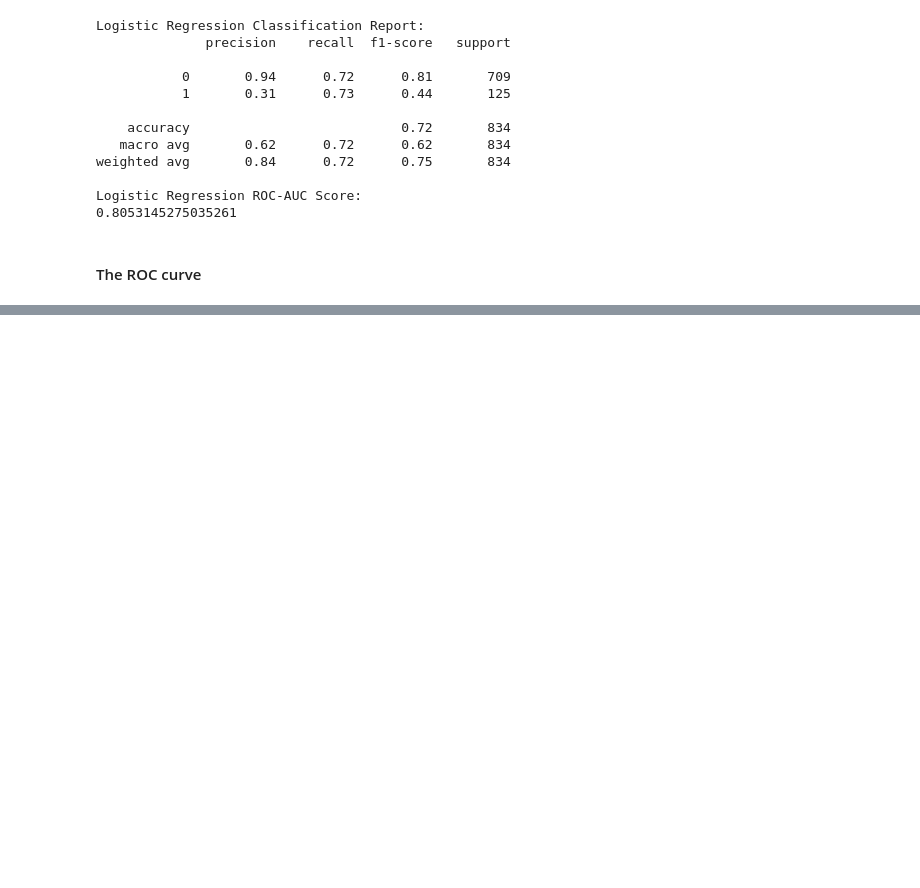
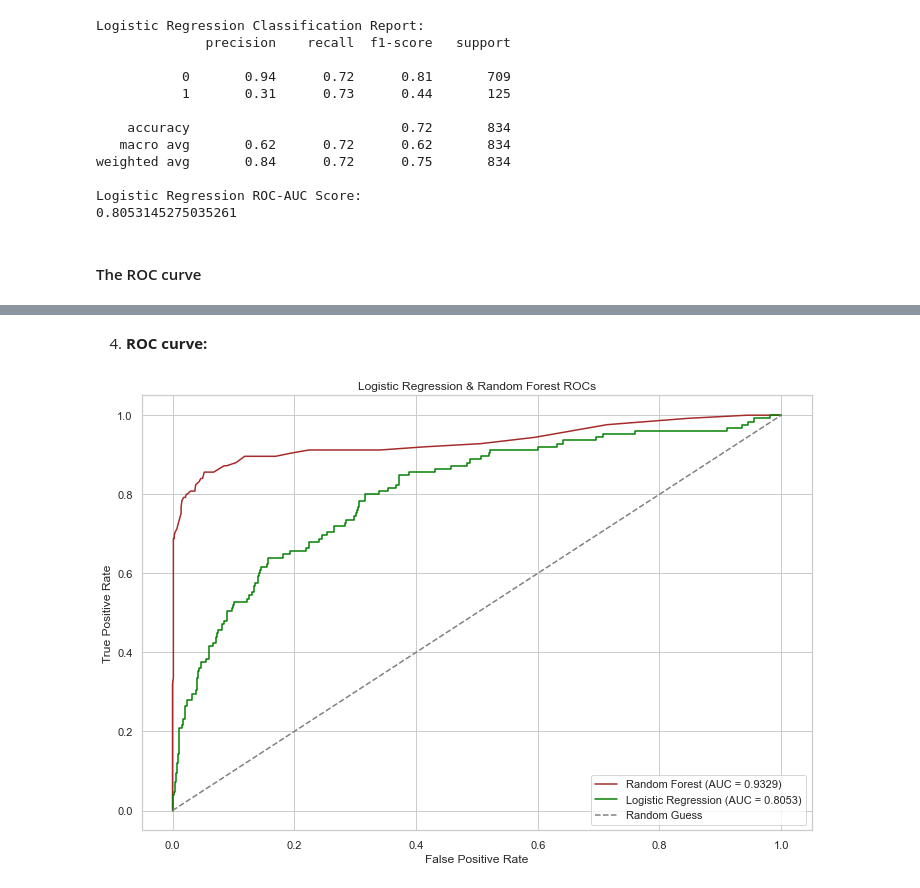
Before and after one commit to Nelaten/phase3_project, a Jupyter notebook: phase3_project.ipynb, the cells around one changed output, grey strips where cells are left out. Saved outputs shown, nothing was run; the diff lists cells and outputs as text; code cells hidden in the pictures; blank space fills up the shorter version.

```diff
--- a/phase3_project.ipynb
+++ b/phase3_project.ipynb
@@ -592,0 +666,17 @@ churn_data.head()
+# %% [markdown]
+4. **ROC curve:**
+# %%
+# ROC curves of the Logistic regression and the Random forest
+
+plt.figure(figsize=(12, 8))
+plt.plot(fpr_rf, tpr_rf, label=f"Random Forest (AUC = {roc_auc_rf:.4f})", color="brown")
+plt.plot(fpr_lr, tpr_lr, label=f"Logistic Regression (AUC = {roc_auc_lr:.4f})", color="green")
+plt.plot([0, 1], [0, 1], color="gray", linestyle="--", label="Random Guess")
+plt.xlabel("False Positive Rate")
+plt.ylabel("True Positive Rate")
+plt.title("Logistic Regression & Random Forest ROCs")
+plt.legend(loc="lower right")
+
+plt.show()
+# %% [output]
+[figure, added]
```
Also changed, not shown: parts of 31 cells of this notebook.
